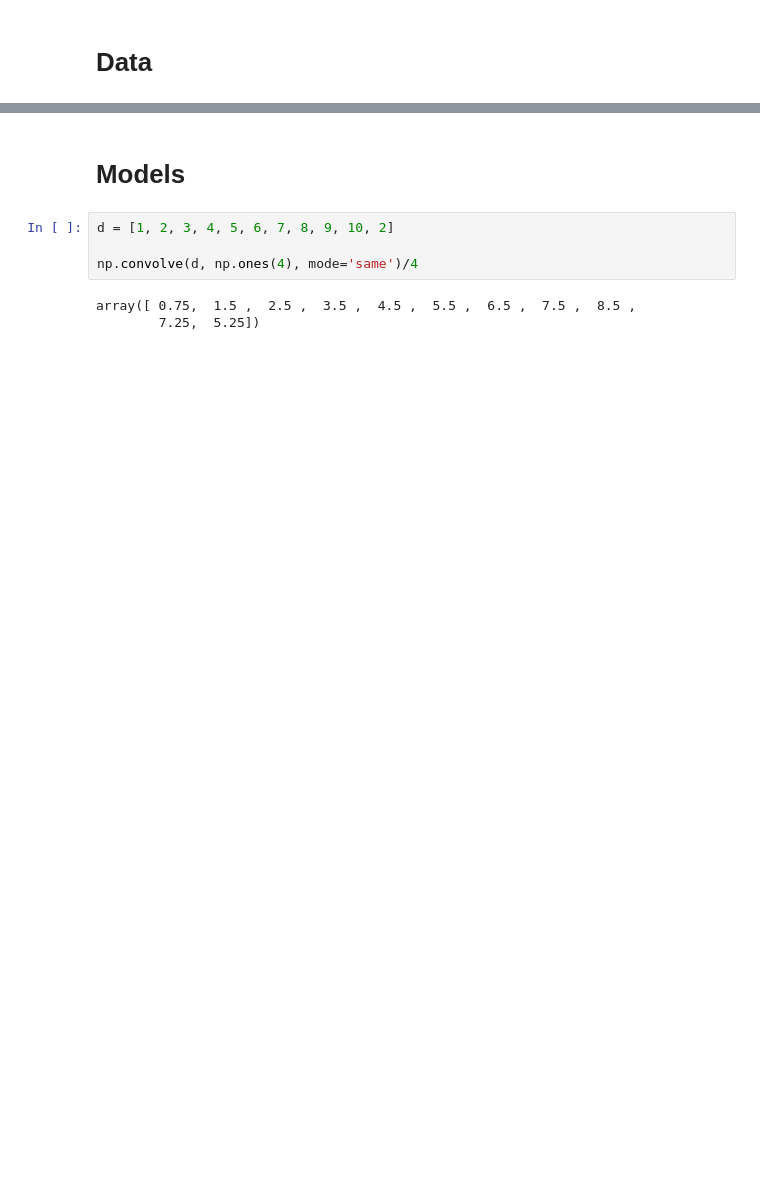
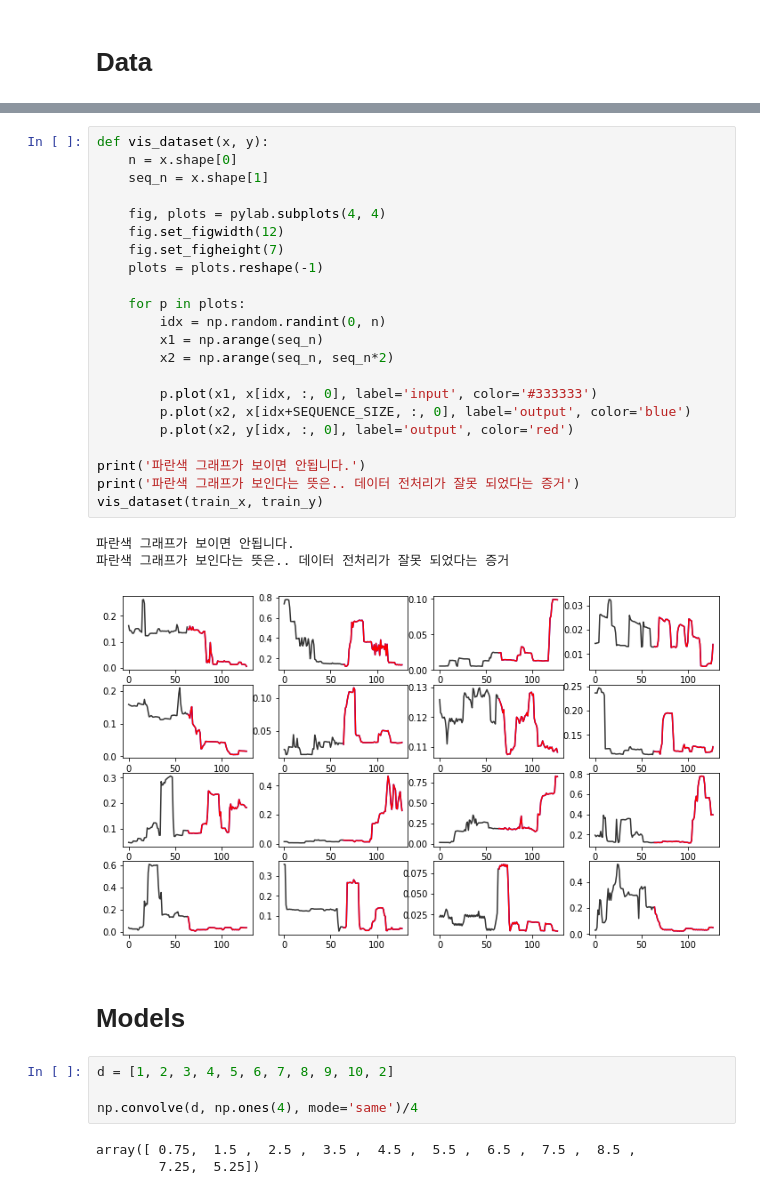
Before and after one commit to AndersonJo/hybrid-lstm, a Jupyter notebook: 03 Seq2Seq LSTM.ipynb, the cells around one changed output, grey strips where cells are left out. Drawn from its saved outputs; the diff is of its cells as text; blank space fills up the shorter version.

```diff
--- a/03 Seq2Seq LSTM.ipynb
+++ b/03 Seq2Seq LSTM.ipynb
@@ -64,3 +99,29 @@ test_y: (8703, 64, 1)
+# %%
+def vis_dataset(x, y):
+    n = x.shape[0]
+    seq_n = x.shape[1]
+
+    fig, plots = pylab.subplots(4, 4)
+    fig.set_figwidth(12)
+    fig.set_figheight(7)
+    plots = plots.reshape(-1)
+
+    for p in plots:
+        idx = np.random.randint(0, n)
+        x1 = np.arange(seq_n)
+        x2 = np.arange(seq_n, seq_n*2)
+
+        p.plot(x1, x[idx, :, 0], label='input', color='#333333')
+        p.plot(x2, x[idx+SEQUENCE_SIZE, :, 0], label='output', color='blue')
+        p.plot(x2, y[idx, :, 0], label='output', color='red')
+
+print('파란색 그래프가 보이면 안됩니다.')
+print('파란색 그래프가 보인다는 뜻은.. 데이터 전처리가 잘못 되었다는 증거')
+vis_dataset(train_x, train_y)
+# %% [output]
+파란색 그래프가 보이면 안됩니다.
+파란색 그래프가 보인다는 뜻은.. 데이터 전처리가 잘못 되었다는 증거
+[figure, added]
 # %% [markdown]
 # Models
 # %%
```
Also changed, not shown: parts of 11 cells of this notebook, 3 other files.
